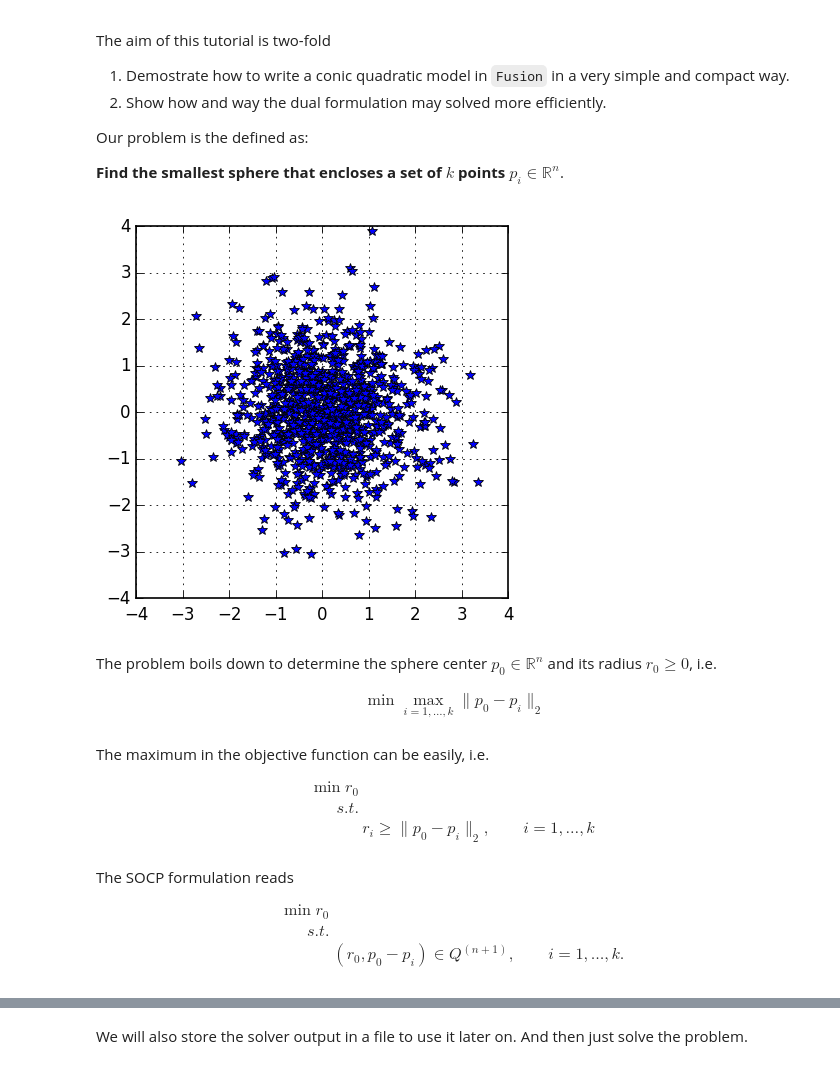
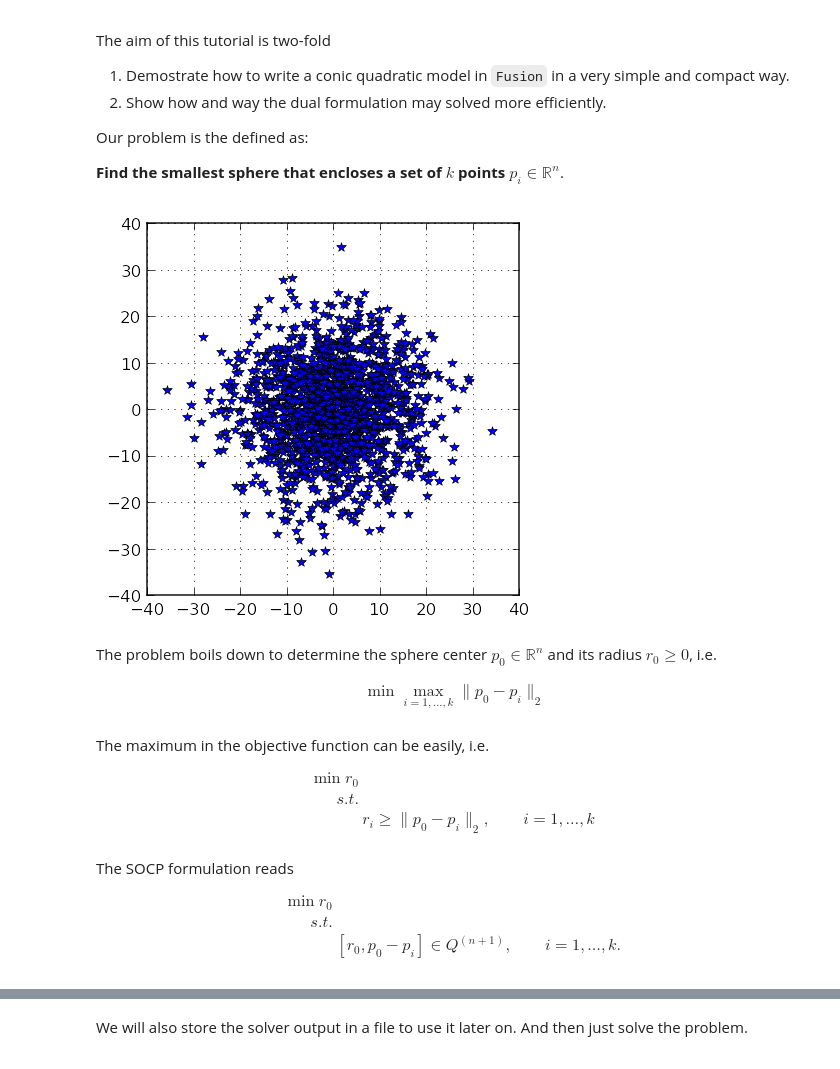
Before and after one commit to MOSEK/Tutorials, a Jupyter notebook: Fusion/minimum ellipsoid.ipynb, the cells around one changed output, grey strips where cells are left out. Drawn from its saved outputs; the diff is of its cells as text; code cells hidden in the pictures.

```diff
--- a/Fusion/minimum ellipsoid.ipynb
+++ b/Fusion/minimum ellipsoid.ipynb
@@ -16,32 +16,32 @@ Our problem is the defined as:
 # %%
 %matplotlib inline
 import matplotlib.pyplot as plt
 import matplotlib.patches as mpatches
 import random
 
 def plot_points(p, p0=[], r0=0.):
     n,k= len(p0), len(p)
 
     plt.rc('savefig',dpi=120)
 
     fig, ax = plt.subplots()
     ax.set_aspect('equal')
     ax.plot([ p[i][0] for i in range(k)], [ p[i][1] for i in range(k)], 'b*')
 
     if len(p0)>0:
-        ax.plot(  p0[0], p0[1], 'r.')
+        ax.plot(  p0[0],p0[1], 'r.')
         ax.add_patch( mpatches.Circle( p0,  r0 ,  fc="w", ec="r", lw=1.5) )
     plt.grid()
     plt.show()
 
 n = 2
-k = 1000
+k = 1500
 
-p=  [ [random.gauss(0.,1.) for nn in range(n)] for kk in range(k)]
+p=  [ [random.gauss(0.,10.) for nn in range(n)] for kk in range(k)]
 
 plot_points(p)
 # %% [output]
-[figure, old version]
+[figure, new version]
 # %% [markdown]
 The problem boils down to determine the sphere center $p_0\in \mathbb{R}^n$ and its radius $r_0\geq 0$, i.e.
 
@@ -68,7 +68,7 @@ The SOCP formulation reads
   \begin{aligned}
 \min r_0 & & &\\
 s.t.& & &\\
-& (r_0,p_0 - p_i) \in Q^{(n+1)}, & \quad & i=1,\ldots,k.
+& \left[r_0,p_0 - p_i\right] \in Q^{(n+1)}, & \quad & i=1,\ldots,k.
 \end{aligned}
 \end{equation}
 # %% [markdown]
```
Also changed, not shown: parts of 18 cells of this notebook, 2 other files.
